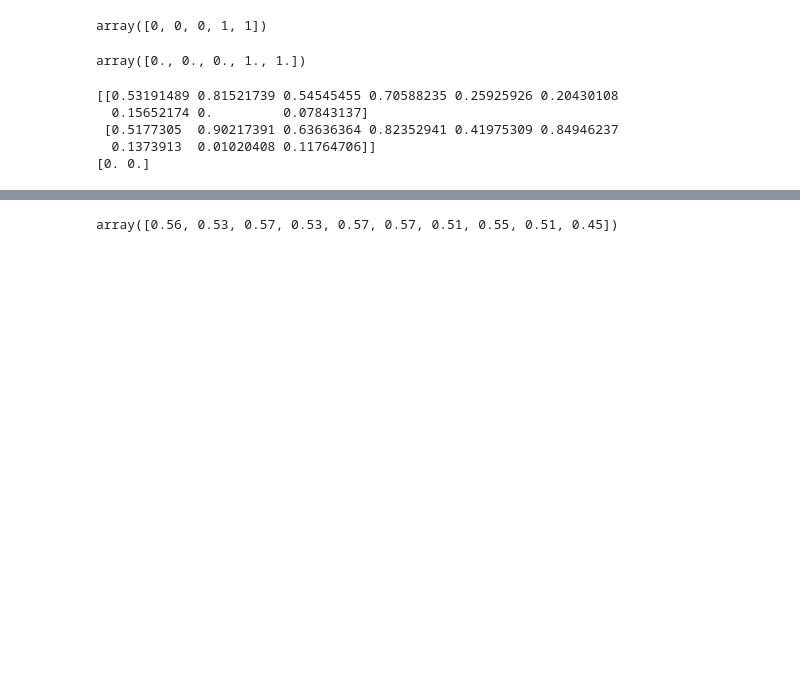
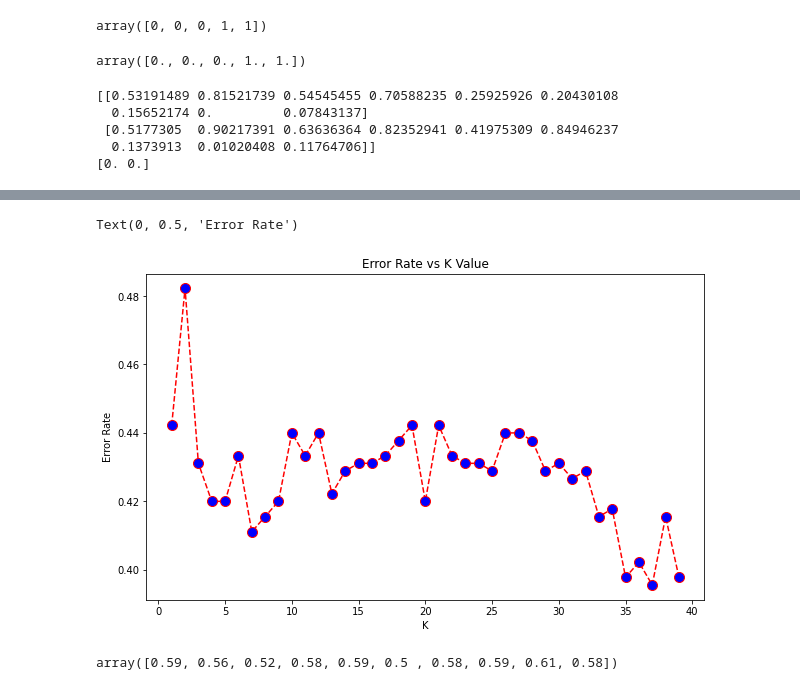
Before and after one commit to nitanshjain/Predicting_Spotify_Song_Popularity, a Jupyter notebook: AI_Project_KNN.ipynb, the cells around one changed output, grey strips where cells are left out. Drawn from its saved outputs; the diff is of its cells as text; code cells hidden in the pictures; blank space fills up the shorter version.

```diff
--- a/AI_Project_KNN.ipynb
+++ b/AI_Project_KNN.ipynb
@@ -162,7 +164,7 @@ print(spotify_features_x_np[0:2])
  [0.5177305  0.90217391 0.63636364 0.82352941 0.41975309 0.84946237
   0.1373913  0.01020408 0.11764706]]
 # %%
-spotify_features_y = np.where(spotify_features_y > 75, 1, 0)
+spotify_features_y = np.where(spotify_features_y >= 75, 1, 0)
 spotify_features_y[0:5]
 # %% [output]
 array([0, 0, 0, 1, 1])
@@ -229,10 +249,26 @@ print(np.where(mean_acc == np.max(mean_acc)))
+# %%
+error_rate = []
+for i in range(1,40):
+    Obj = KNeighborsClassifier(n_neighbors = i)
+    Obj.fit(x_train_knn,y_train_knn)
+    pred_i = Obj.predict(x_test_knn)
+    error_rate.append(np.mean(pred_i != y_test_knn))
+# %%
+plt.figure(figsize=(10,6))
+plt.plot(range(1,40),error_rate,color='red',linestyle='dashed',marker='o',markerfacecolor='blue',markersize=10)
+plt.title('Error Rate vs K Value')
+plt.xlabel('K')
+plt.ylabel('Error Rate')
+# %% [output]
+Text(0, 0.5, 'Error Rate')
+[figure, added]
 # %%
 from sklearn.model_selection import cross_val_score
-knn = KNeighborsClassifier(n_neighbors=8)
+knn = KNeighborsClassifier(n_neighbors=7)
 scores = cross_val_score(knn, spotify_features_x_np, spotify_features_y_np, cv=10)
 scores
 # %% [output]
-array([0.56, 0.53, 0.57, 0.53, 0.57, 0.57, 0.51, 0.55, 0.51, 0.45])
+array([0.59, 0.56, 0.52, 0.58, 0.59, 0.5 , 0.58, 0.59, 0.61, 0.58])
 # %%
 print('%.2f accuracy with a standard deviation of %.2f' % (np.mean(scores), np.std(scores)))
 # %% [output]
```
Also changed, not shown: parts of 12 cells of this notebook.
